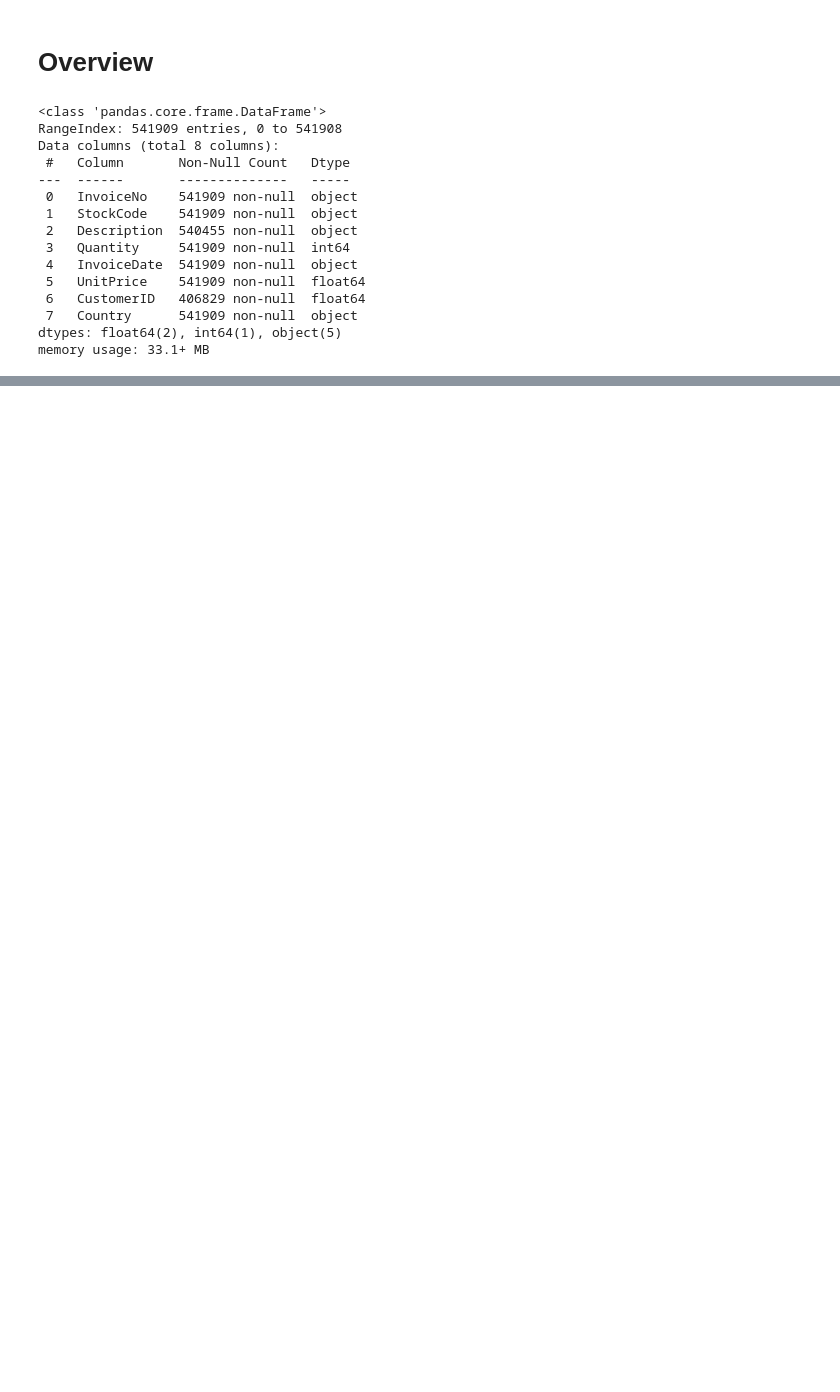
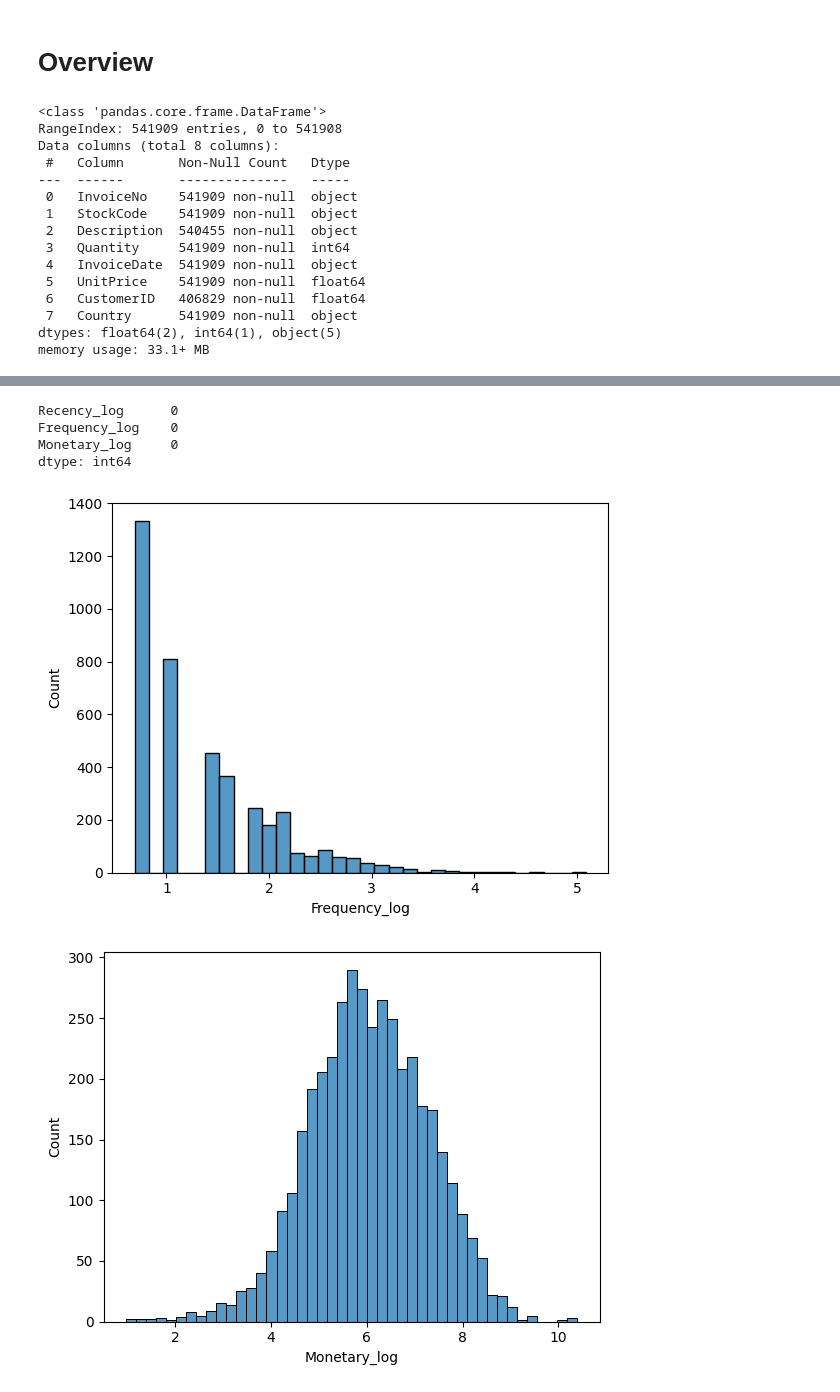
Before and after one commit to aliasgharmirhshai/Customer_Segmentation_Clustering, a Jupyter notebook: notebooks/main.ipynb, the cells around one changed output, grey strips where cells are left out. Cells and saved outputs as stored; diff of their text form; code cells hidden in the pictures; blank space fills up the shorter version.

```diff
--- a/notebooks/main.ipynb
+++ b/notebooks/main.ipynb
@@ -34,0 +92,22 @@ memory usage: 33.1+ MB
+# %%
+rfm = rfm[(rfm['Frequency'] > 0) & (rfm['Monetary'] > 0)].copy()
+# %%
+# more suitable for K-means
+rfm['Frequency_log'] = np.log1p(rfm['Frequency'])
+rfm['Monetary_log'] = np.log1p(rfm['Monetary'])
+# %%
+print(rfm[['Recency_log', 'Frequency_log', 'Monetary_log']].isnull().sum())
+# %% [output]
+Recency_log      0
+Frequency_log    0
+Monetary_log     0
+dtype: int64
+# %%
+sns.histplot(rfm['Frequency_log'])
+plt.show()
+
+sns.histplot(rfm['Monetary_log'])
+plt.show()
+# %% [output]
+[figure, added]
+[figure, added]
```
Also changed, not shown: parts of 23 cells of this notebook, 1 other file.
